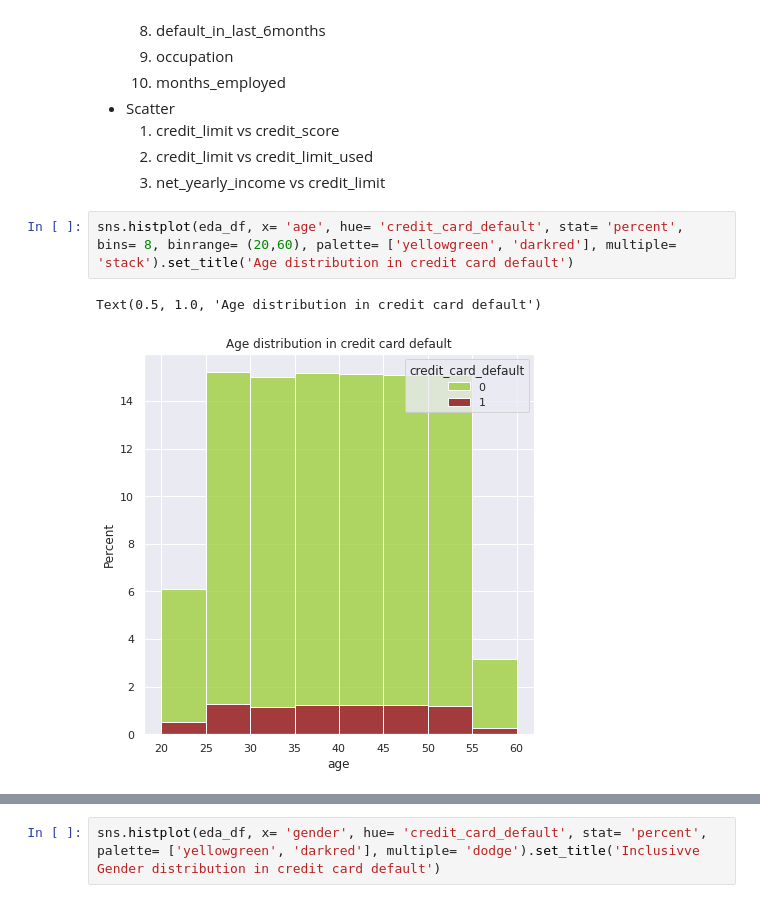
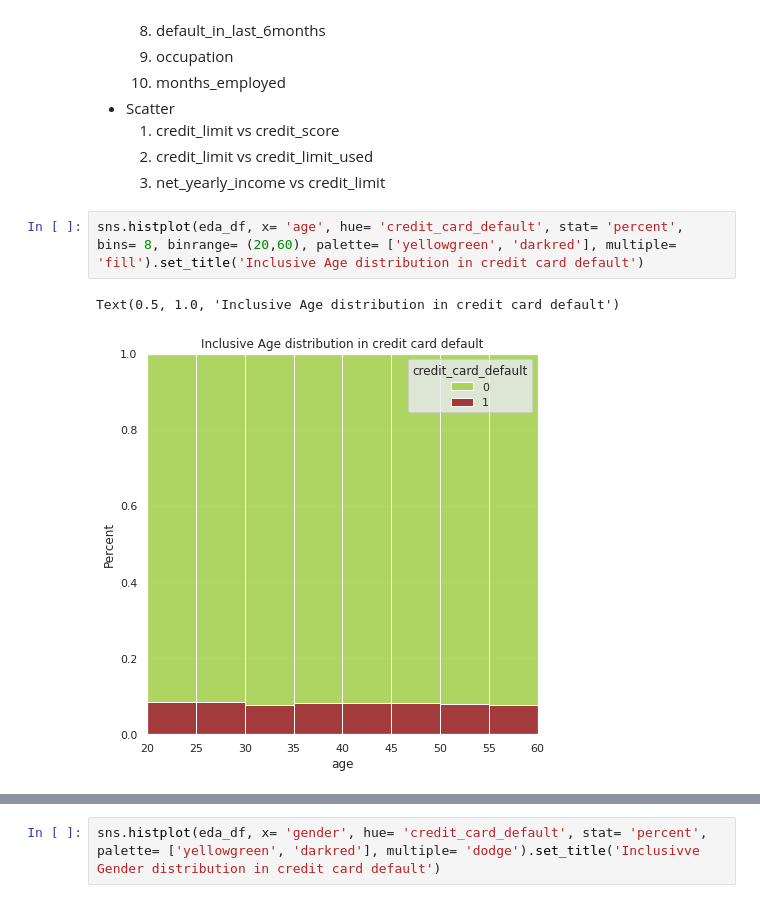
Before and after one commit to ada-nai/card-default, a Jupyter notebook: eda.ipynb, the cells around one changed output, grey strips where cells are left out. Cells and saved outputs as stored; diff of their text form.

```diff
--- a/eda.ipynb
+++ b/eda.ipynb
@@ -183,7 +183,7 @@ Questions:
     2) credit_limit vs credit_limit_used
     3) net_yearly_income vs credit_limit
 # %%
-sns.histplot(eda_df, x= 'age', hue= 'credit_card_default', stat= 'percent', bins= 8, binrange= (20,60), palette= ['yellowgreen', 'darkred'], multiple= 'stack').set_title('Age distribution in credit card default')
+sns.histplot(eda_df, x= 'age', hue= 'credit_card_default', stat= 'percent', bins= 8, binrange= (20,60), palette= ['yellowgreen', 'darkred'], multiple= 'fill').set_title('Inclusive Age distribution in credit card default')
 # %% [output]
-Text(0.5, 1.0, 'Age distribution in credit card default')
+Text(0.5, 1.0, 'Inclusive Age distribution in credit card default')
-[figure, old version]
+[figure, new version]
```
Also changed, not shown: parts of 22 cells of this notebook.
